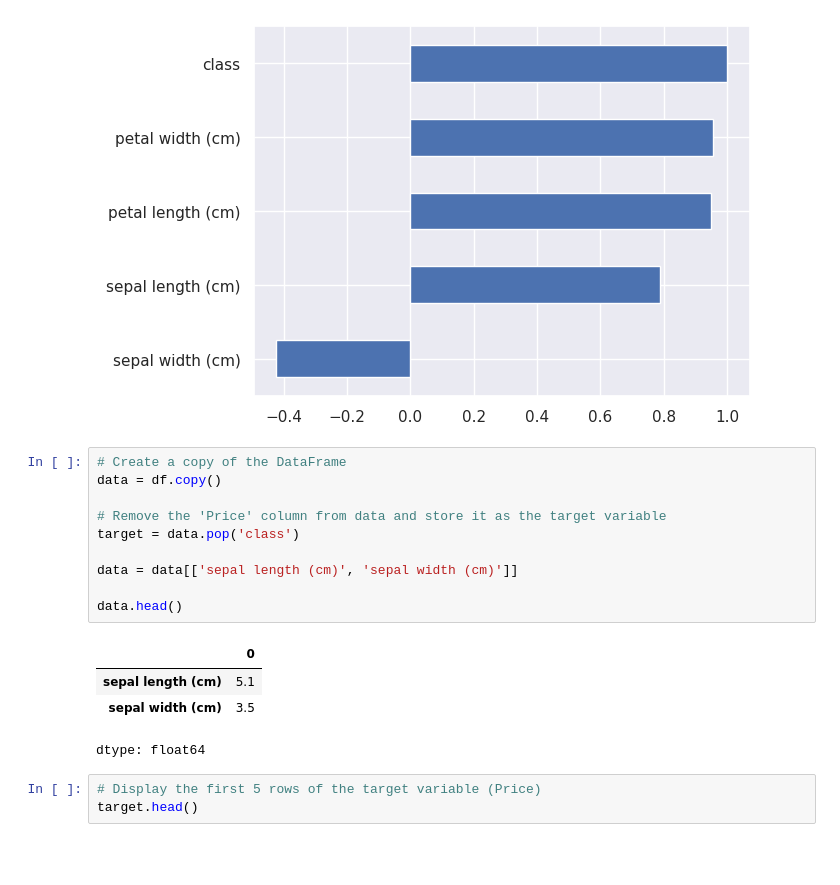
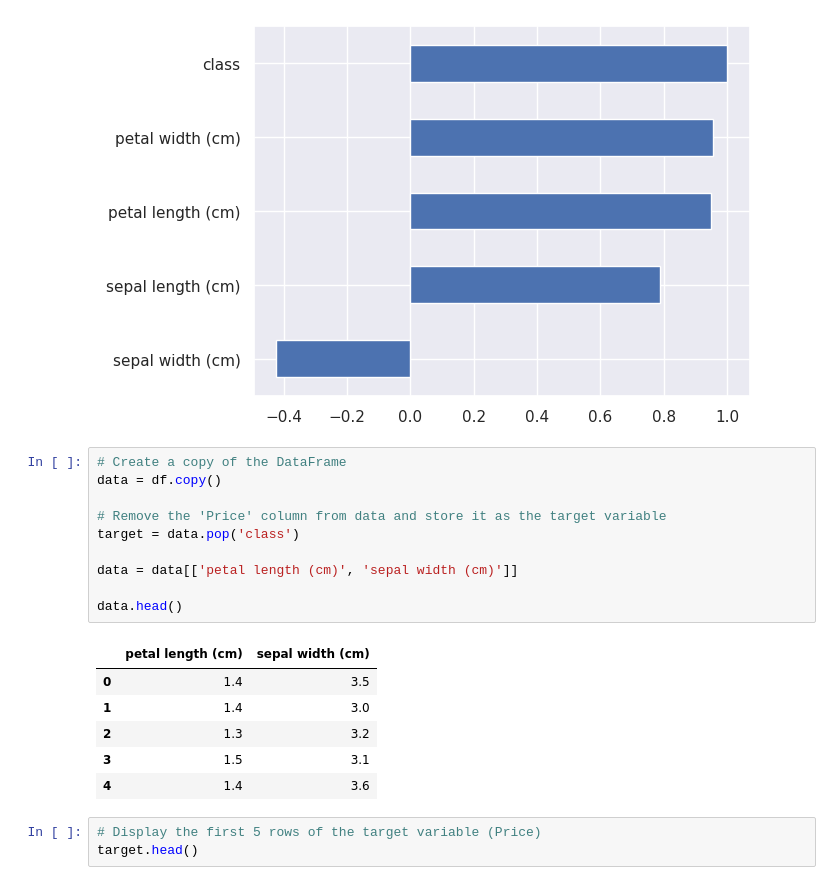
Before and after one commit to davidofitaly/04_ml_classification_projects, a Jupyter notebook: 05_svc/01_iris_datasets_project.ipynb.ipynb, the cells around one changed output. Saved outputs shown, nothing was run; the diff lists cells and outputs as text; blank space fills up the shorter version.

```diff
--- a/05_svc/01_iris_datasets_project.ipynb.ipynb
+++ b/05_svc/01_iris_datasets_project.ipynb.ipynb
@@ -322,18 +322,20 @@ df.corr()['class'].sort_values().plot(kind='barh')
 # %%
 # Create a copy of the DataFrame
 data = df.copy()
 
 # Remove the 'Price' column from data and store it as the target variable
 target = data.pop('class')
 
-data = data[['sepal length (cm)', 'sepal width (cm)']]
+data = data[['petal length (cm)', 'sepal width (cm)']]
 
 data.head()
 # %% [output]
-|  | 0 |
-| sepal length (cm) | 5.1 |
-| sepal width (cm) | 3.5 |
+|  | petal length (cm) | sepal width (cm) |
+| 0 | 1.4 | 3.5 |
+| 1 | 1.4 | 3.0 |
+| 2 | 1.3 | 3.2 |
+| 3 | 1.5 | 3.1 |
+| 4 | 1.4 | 3.6 |
-dtype: float64
 # %%
 # Display the first 5 rows of the target variable (Price)
 target.head()
```
Also changed, not shown: parts of 29 cells of this notebook.
